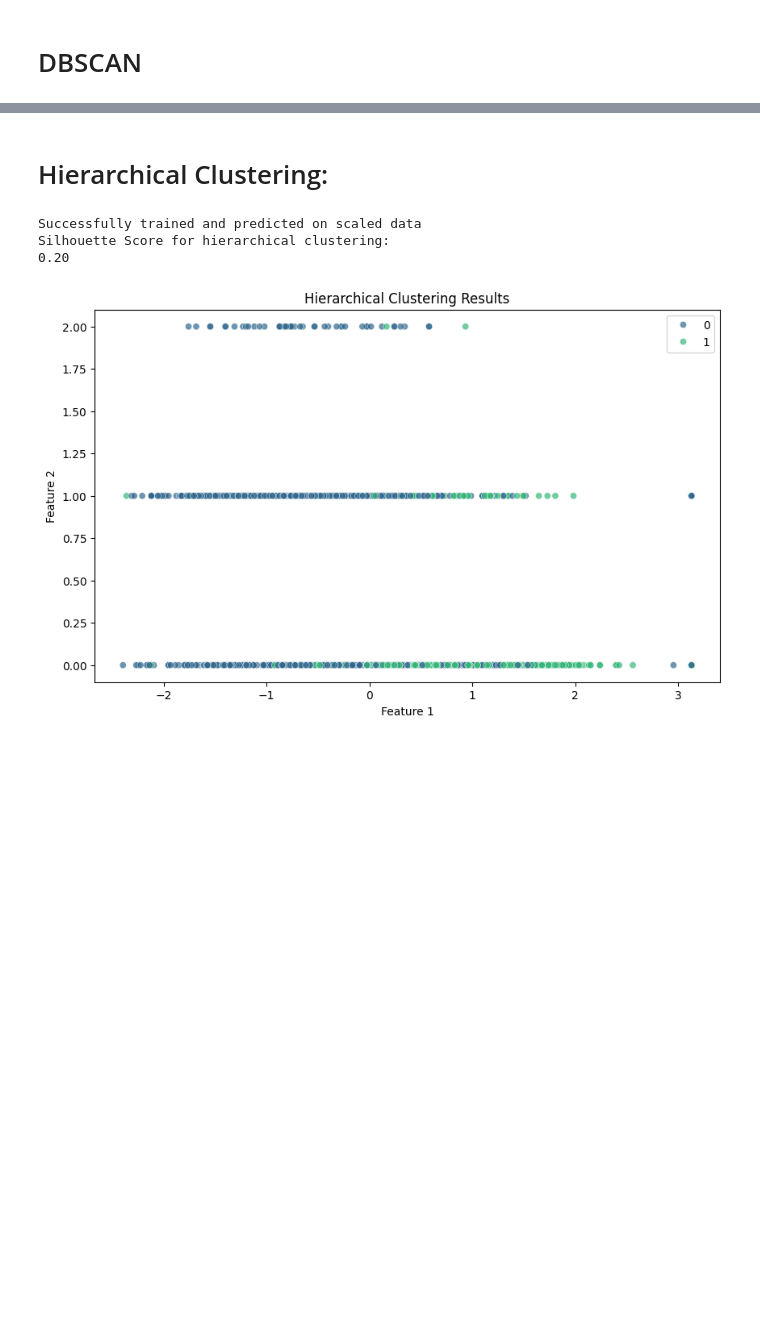
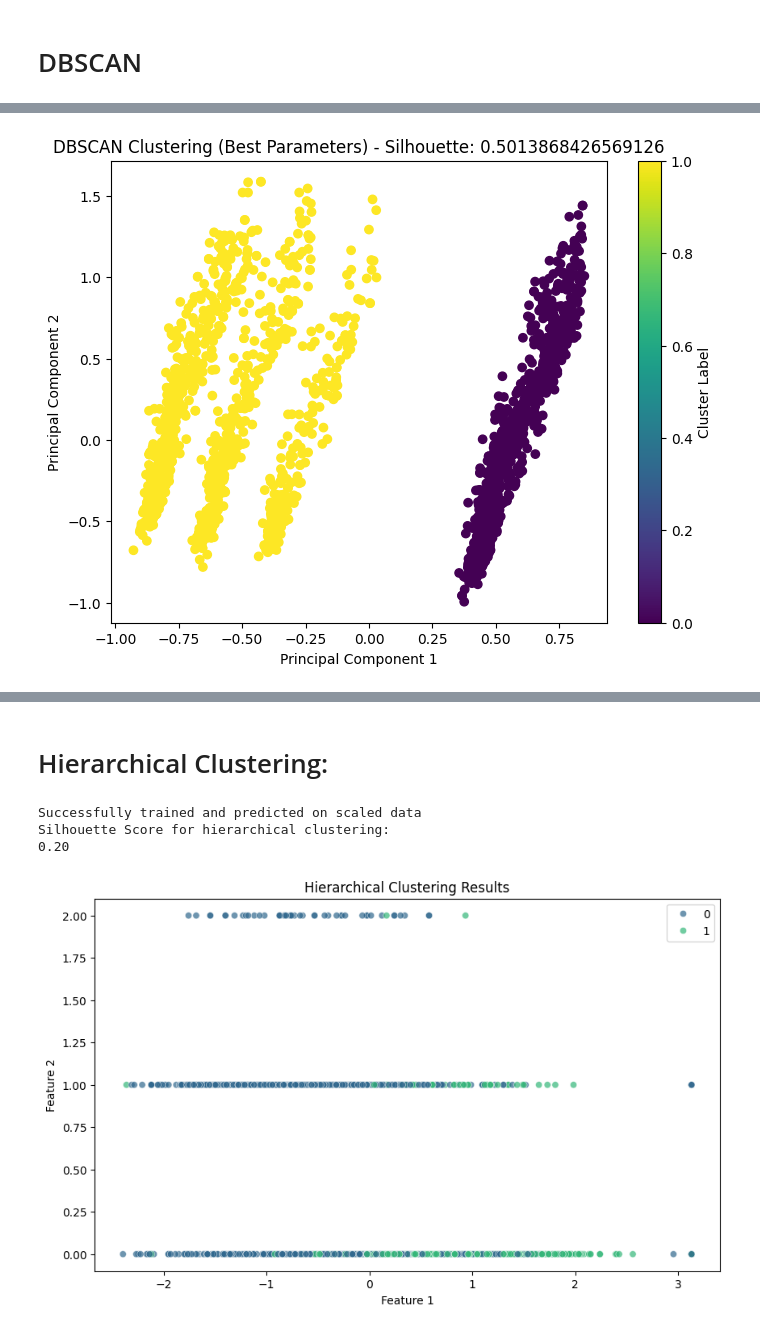
Before and after one commit to hoshangsheth/customer-segmentation-kmeans, a Jupyter notebook: notebooks/model.ipynb, the cells around one changed output, grey strips where cells are left out. Saved outputs shown, nothing was run; the diff lists cells and outputs as text; code cells hidden in the pictures; blank space fills up the shorter version.

Commit message:
feat: Added DBSCAN with 0.5 silhoutee

```diff
--- a/notebooks/model.ipynb
+++ b/notebooks/model.ipynb
@@ -295,0 +125,79 @@ Silhouette score cannot be calculated, only one cluster found.
+# %%
+import pandas as pd
+from sklearn.preprocessing import MinMaxScaler
+from sklearn.cluster import DBSCAN, AgglomerativeClustering
+from sklearn.metrics import silhouette_score
+import numpy as np
+import matplotlib.pyplot as plt
+
+# Load the dataset
+file_path = '../data/marketing_campaign_final.csv'  # Update this with the actual path
+data = pd.read_csv(file_path)
+
+# Preprocessing: Select numeric columns for clustering
+features = data.select_dtypes(include=['float64', 'int64']).columns
+
+# Apply MinMaxScaler for feature scaling
+scaler = MinMaxScaler()
+scaled_data_minmax = scaler.fit_transform(data[features])
+
+# Apply PCA for dimensionality reduction (Let's reduce to 2 components for visualization and better clustering)
+from sklearn.decomposition import PCA
+pca = PCA(n_components=2)
+reduced_data = pca.fit_transform(scaled_data_minmax)
+
+# Try different DBSCAN parameters (eps and min_samples)
+eps_values = np.linspace(0.1, 1.0, 10)  # Varying eps from 0.1 to 1.0
+min_samples_values = [5, 10, 15, 20]  # Varying min_samples
+
+best_dbscan_score = -1
+best_dbscan_labels = None
+best_eps = None
+best_min_samples = None
+
+# Fine-tuning DBSCAN
+for eps in eps_values:
+    for min_samples in min_samples_values:
+        dbscan = DBSCAN(eps=eps, min_samples=min_samples)
+        dbscan_labels = dbscan.fit_predict(reduced_data)
+
+        # Silhouette score (skip if there is only one cluster or noise points)
+        if len(set(dbscan_labels)) > 1:
+            sil_score = silhouette_score(reduced_data, dbscan_labels)
+            if sil_score > best_dbscan_score:
+                best_dbscan_score = sil_score
+                best_dbscan_labels = dbscan_labels
+                best_eps = eps
+                best_min_samples = min_samples
+
+# Print best DBSCAN results
+print(f"Best DBSCAN Silhouette Score: {best_dbscan_score}")
+print(f"Best DBSCAN eps: {best_eps}, min_samples: {best_min_samples}")
+
+# Visualizing DBSCAN with the best parameters
+plt.figure(figsize=(8, 6))
+plt.scatter(reduced_data[:, 0], reduced_data[:, 1], c=best_dbscan_labels, cmap='viridis', marker='o')
+plt.title(f"DBSCAN Clustering (Best Parameters) - Silhouette: {best_dbscan_score}")
+plt.xlabel('Principal Component 1')
+plt.ylabel('Principal Component 2')
+plt.colorbar(label='Cluster Label')
+plt.show()
+
+# Now, let's try Agglomerative Clustering
+agg_clustering = AgglomerativeClustering(n_clusters=3)  # Set n_clusters based on your analysis
+agg_labels = agg_clustering.fit_predict(reduced_data)
+
+# Calculate Silhouette Score for Agglomerative Clustering
+agg_sil_score = silhouette_score(reduced_data, agg_labels)
+
+print(f"Agglomerative Clustering Silhouette Score: {agg_sil_score}")
+
+# Visualizing Agglomerative Clustering results
+plt.figure(figsize=(8, 6))
+plt.scatter(reduced_data[:, 0], reduced_data[:, 1], c=agg_labels, cmap='viridis', marker='o')
+plt.title(f"Agglomerative Clustering - Silhouette: {agg_sil_score}")
+plt.xlabel('Principal Component 1')
+plt.ylabel('Principal Component 2')
+plt.colorbar(label='Cluster Label')
+plt.show()
+# %% [output]
@@ -295,0 +206 @@ Silhouette score cannot be calculated, only one cluster found.
+[figure, added]
```
Also changed, not shown: parts of 5 cells of this notebook.
